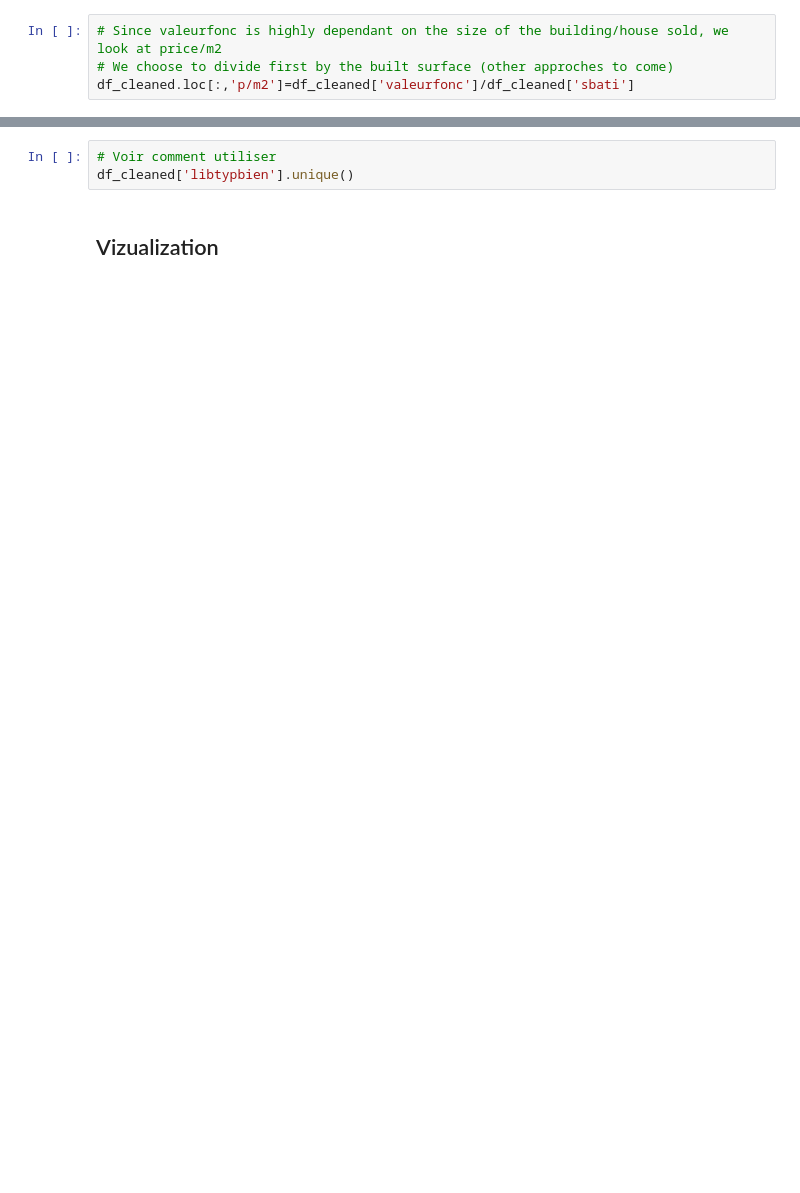
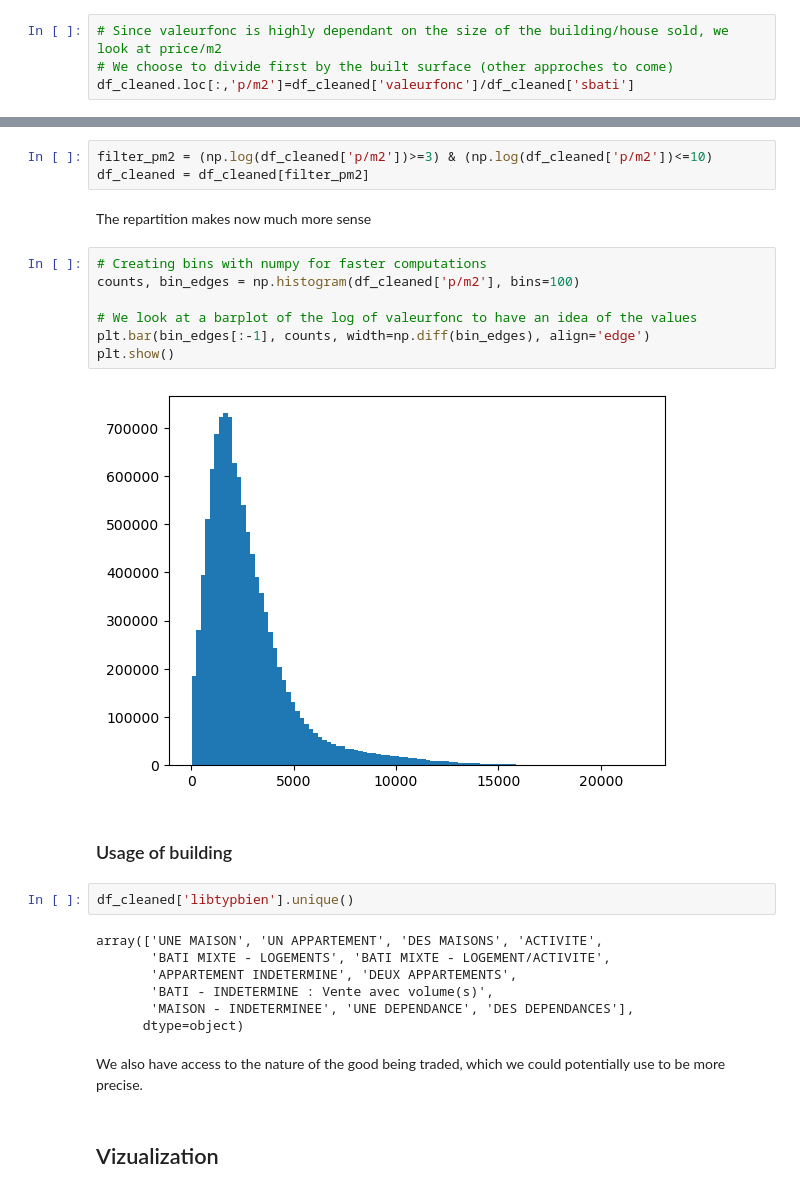
Before and after one commit to m-ligeret/price-signals-construction-activity, a Jupyter notebook: 3. processing_real_estate_transactions.ipynb, the cells around one changed output, grey strips where cells are left out. Drawn from its saved outputs; the diff is of its cells as text; blank space fills up the shorter version.

```diff
--- a/3. processing_real_estate_transactions.ipynb
+++ b/3. processing_real_estate_transactions.ipynb
@@ -213,5 +253,29 @@ df_cleaned.loc[:,'p/m2']=df_cleaned['valeurfonc']/df_cleaned['sbati']
+# %%
+filter_pm2 = (np.log(df_cleaned['p/m2'])>=3) & (np.log(df_cleaned['p/m2'])<=10)
+df_cleaned = df_cleaned[filter_pm2]
+# %% [markdown]
+The repartition makes now much more sense
+# %%
+# Creating bins with numpy for faster computations
+counts, bin_edges = np.histogram(df_cleaned['p/m2'], bins=100)
+
+# We look at a barplot of the log of valeurfonc to have an idea of the values
+plt.bar(bin_edges[:-1], counts, width=np.diff(bin_edges), align='edge')
+plt.show()
+# %% [output]
+[figure, added]
+# %% [markdown]
+### Usage of building
 # %%
-# Voir comment utiliser
 df_cleaned['libtypbien'].unique()
+# %% [output]
+array(['UNE MAISON', 'UN APPARTEMENT', 'DES MAISONS', 'ACTIVITE',
+       'BATI MIXTE - LOGEMENTS', 'BATI MIXTE - LOGEMENT/ACTIVITE',
+       'APPARTEMENT INDETERMINE', 'DEUX APPARTEMENTS',
+       'BATI - INDETERMINE : Vente avec volume(s)',
+       'MAISON - INDETERMINEE', 'UNE DEPENDANCE', 'DES DEPENDANCES'],
+      dtype=object)
+# %% [markdown]
+We also have access to the nature of the good being traded, which we could potentially use to be more precise.
 # %% [markdown]
 ## Vizualization
```
Also changed, not shown: parts of 24 cells of this notebook.
